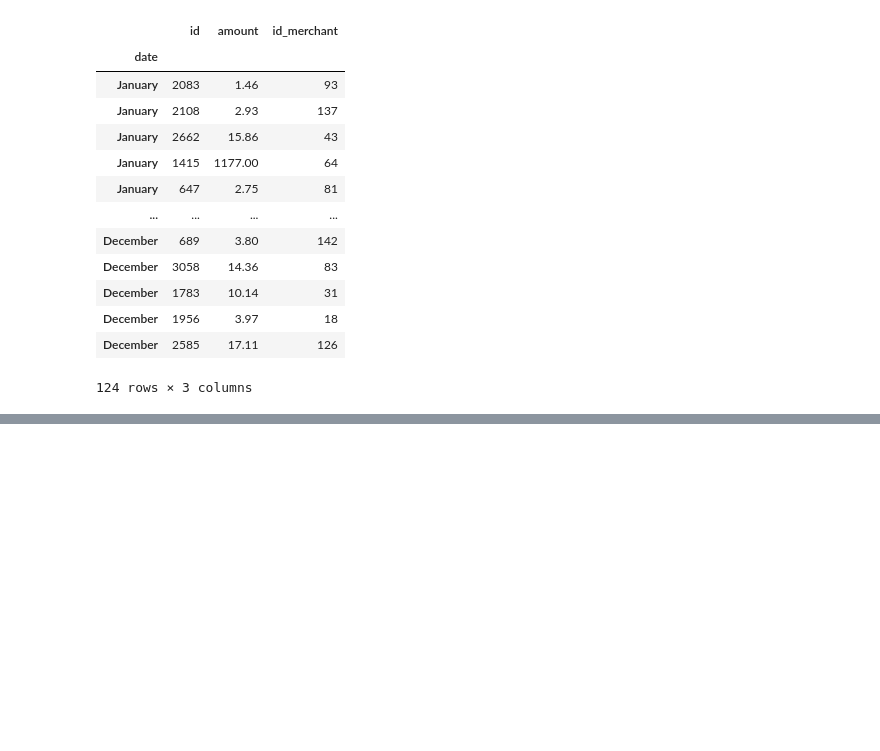
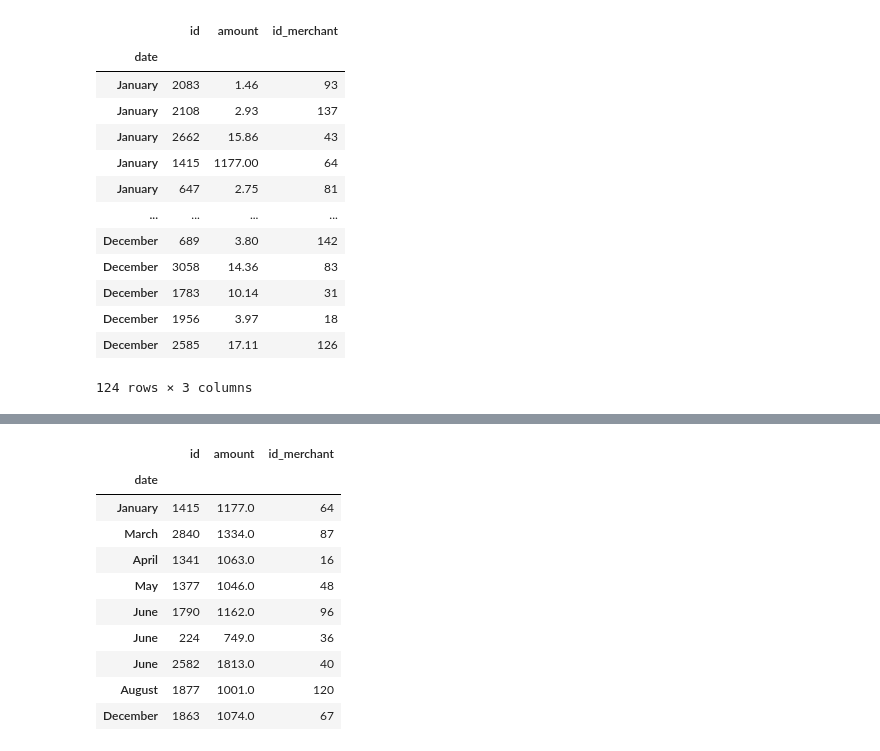
Before and after one commit to MontgomeryG/python-homework, a Jupyter notebook: Module 7 Challenge/Starter_Files/visual_data_analysis.ipynb, the cells around one changed output, grey strips where cells are left out. Drawn from its saved outputs; the diff is of its cells as text; code cells hidden in the pictures; blank space fills up the shorter version.

```diff
--- a/Module 7 Challenge/Starter_Files/visual_data_analysis.ipynb
+++ b/Module 7 Challenge/Starter_Files/visual_data_analysis.ipynb
@@ -451,0 +487,16 @@ selected_rows.hvplot.box(
+# %%
+# Let's get all transactions above $300 and see if the various id_merchant's correspond to resturants within the merchant_category_table
+max_rows = cardholder_25_transactions[cardholder_25_transactions['amount'] > 300]
+max_rows
+# %% [output]
+|  | id | amount | id_merchant |
+| date |  |  |  |
+| January | 1415 | 1177.0 | 64 |
+| March | 2840 | 1334.0 | 87 |
+| April | 1341 | 1063.0 | 16 |
+| May | 1377 | 1046.0 | 48 |
+| June | 1790 | 1162.0 | 96 |
+| June | 224 | 749.0 | 36 |
+| June | 2582 | 1813.0 | 40 |
+| August | 1877 | 1001.0 | 120 |
+| December | 1863 | 1074.0 | 67 |
```
Also changed, not shown: parts of 10 cells of this notebook.
